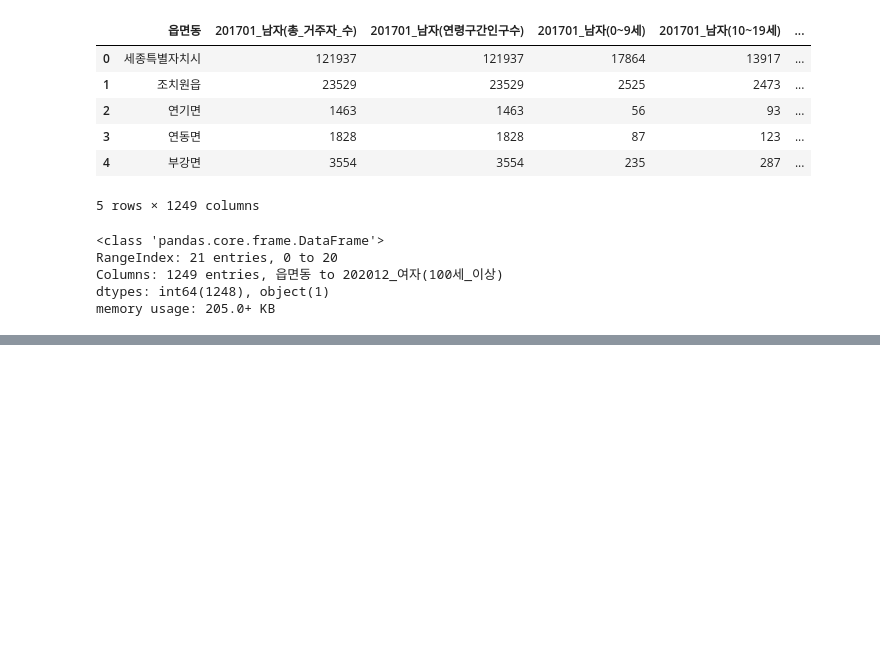
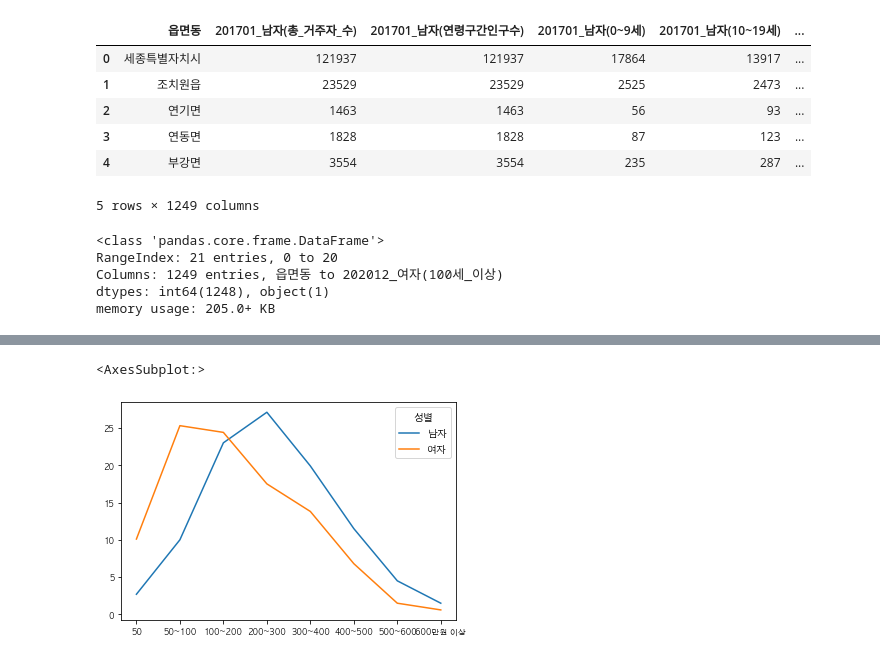
Before and after one commit to metterian/sejong-house-market-analyse, a Jupyter notebook: data_summary.ipynb, the cells around one changed output, grey strips where cells are left out. Saved outputs shown, nothing was run; the diff lists cells and outputs as text; code cells hidden in the pictures; blank space fills up the shorter version.

```diff
--- a/data_summary.ipynb
+++ b/data_summary.ipynb
@@ -386,0 +373,5 @@ def consumType(column_name):
+# %%
+consum_sex.transpose().plot()
+# %% [output]
+<AxesSubplot:>
+[figure, added]
```
Also changed, not shown: parts of 19 cells of this notebook.
